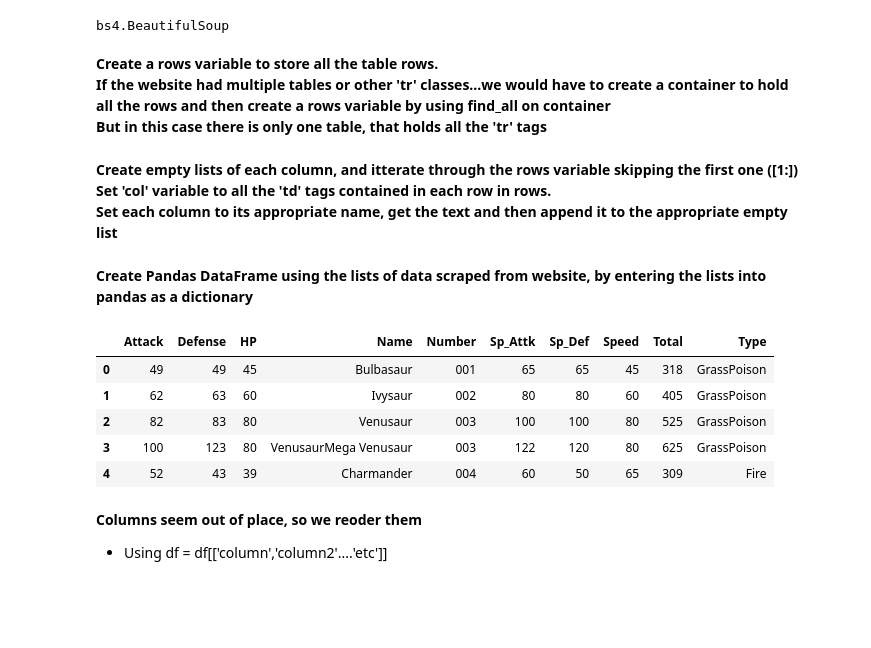
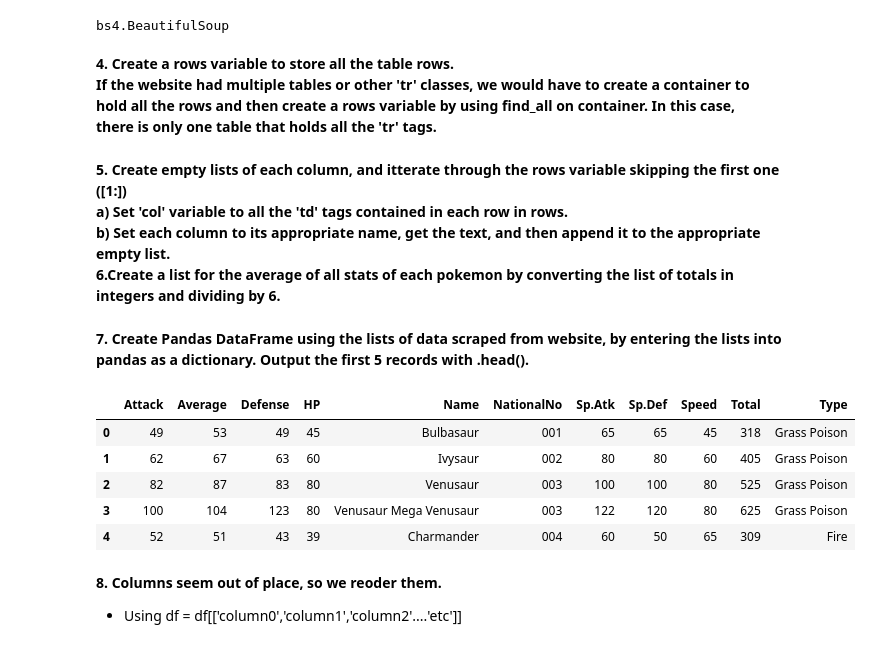
Before and after one commit to iarri/Pokemon-Data, a Jupyter notebook: Webscrape + Analysis of Pokemon Data.ipynb, the cells around one changed output. Cells and saved outputs as stored; diff of their text form; code cells hidden in the pictures; blank space fills up the shorter version.

```diff
--- a/Webscrape + Analysis of Pokemon Data.ipynb
+++ b/Webscrape + Analysis of Pokemon Data.ipynb
@@ -28,26 +30,34 @@ type(soup)
 # %% [output]
 bs4.BeautifulSoup
 # %% [markdown]
-**Create a rows variable to store all the table rows.<br>If the website had multiple tables or other 'tr' classes...we would have to create a container to hold all the rows and then create a rows variable by using find_all on container<br> But in this case there is only one table, that holds all the 'tr' tags**
+**4. Create a rows variable to store all the table rows.<br>
+If the website had multiple tables or other 'tr' classes, we would have to create a container to<br>
+hold all the rows and then create a rows variable by using find_all on container. In this case,<br>
+there is only one table that holds all the 'tr' tags.**
 # %%
 rows = soup.find_all('tr')
 # %% [markdown]
-**Create empty lists of each column, and itterate through the rows variable skipping the first one ([1:]) <br>
-Set 'col' variable to all the 'td' tags contained in each row in rows. <br>
-Set each column to its appropriate name, get the text and then append it to the appropriate empty list**
+**5. Create empty lists of each column, and itterate through the rows variable skipping the first one ([1:]) <br>
+a) Set 'col' variable to all the 'td' tags contained in each row in rows.<br>
+b) Set each column to its appropriate name, get the text, and then append it to the appropriate<br>
+empty list.<br>
+6.Create a list for the average of all stats of each pokemon by converting the list of totals in<br> integers and dividing by 6.**
 # %%
 numbers = []
 names = []
 types = []
-totals = []
 hps = []
 attacks = []
 defenses = []
 sp_attks = []
 sp_defs = []
 speeds = []
+totals = []
+averages = []
+
 for row in rows[1:]:
     col = row.find_all('td')
+
     num = col[0].text
     numbers.append(num)
 
@@ -56,9 +66,6 @@ for row in rows[1:]:
 
     poke_type = col[2].text
     types.append(poke_type)
-
-    total = col[3].text
-    totals.append(total)
 
     hp = col[4].text
     hps.append(hp)
@@ -77,28 +84,36 @@ for row in rows[1:]:
 
     speed = col[9].text
     speeds.append(speed)
+
+    total = col[3].text
+    totals.append(total)
+
+    average = int(col[3].text)/6
+    averages.append(average)
 # %% [markdown]
-**Create Pandas DataFrame using the lists of data scraped from website, by entering the lists into pandas as a dictionary**
+**7. Create Pandas DataFrame using the lists of data scraped from website, by entering the lists into pandas as a dictionary. Output the first 5 records with .head().**
 # %%
-poke_df = pd.DataFrame({'Number':numbers,
+poke_df = pd.DataFrame({'NationalNo':numbers,
                         'Name':names,
                         'Type':types,
-                        'Total':totals,
                         'HP':hps,
                        'Attack':attacks,
                        'Defense':defenses,
-                       'Sp_Attk':sp_attks,
-                       'Sp_Def':sp_defs,
-                       'Speed':speeds})
+                       'Sp.Atk':sp_attks,
+                       'Sp.Def':sp_defs,
+                       'Speed':speeds,
+                        'Total':totals,
+                        'Average':averages,
+                       })
 poke_df.head()
 # %% [output]
-|  | Attack | Defense | HP | Name | Number | Sp_Attk | Sp_Def | Speed | Total | Type |
-| 0 | 49 | 49 | 45 | Bulbasaur | 001 | 65 | 65 | 45 | 318 | GrassPoison |
-| 1 | 62 | 63 | 60 | Ivysaur | 002 | 80 | 80 | 60 | 405 | GrassPoison |
-| 2 | 82 | 83 | 80 | Venusaur | 003 | 100 | 100 | 80 | 525 | GrassPoison |
-| 3 | 100 | 123 | 80 | VenusaurMega Venusaur | 003 | 122 | 120 | 80 | 625 | GrassPoison |
-| 4 | 52 | 43 | 39 | Charmander | 004 | 60 | 50 | 65 | 309 | Fire |
+|  | Attack | Average | Defense | HP | Name | NationalNo | Sp.Atk | Sp.Def | Speed | Total | Type |
+| 0 | 49 | 53 | 49 | 45 | Bulbasaur | 001 | 65 | 65 | 45 | 318 | Grass Poison |
+| 1 | 62 | 67 | 63 | 60 | Ivysaur | 002 | 80 | 80 | 60 | 405 | Grass Poison |
+| 2 | 82 | 87 | 83 | 80 | Venusaur | 003 | 100 | 100 | 80 | 525 | Grass Poison |
+| 3 | 100 | 104 | 123 | 80 | Venusaur Mega Venusaur | 003 | 122 | 120 | 80 | 625 | Grass Poison |
+| 4 | 52 | 51 | 43 | 39 | Charmander | 004 | 60 | 50 | 65 | 309 | Fire |
 # %% [markdown]
-**Columns seem out of place, so we reoder them**
-- Using df = df[['column','column2'....'etc']]
+**8. Columns seem out of place, so we reoder them.**
+- Using df = df[['column0','column1','column2'....'etc']]
 # %%
```
Also changed, not shown: parts of 54 cells of this notebook.
